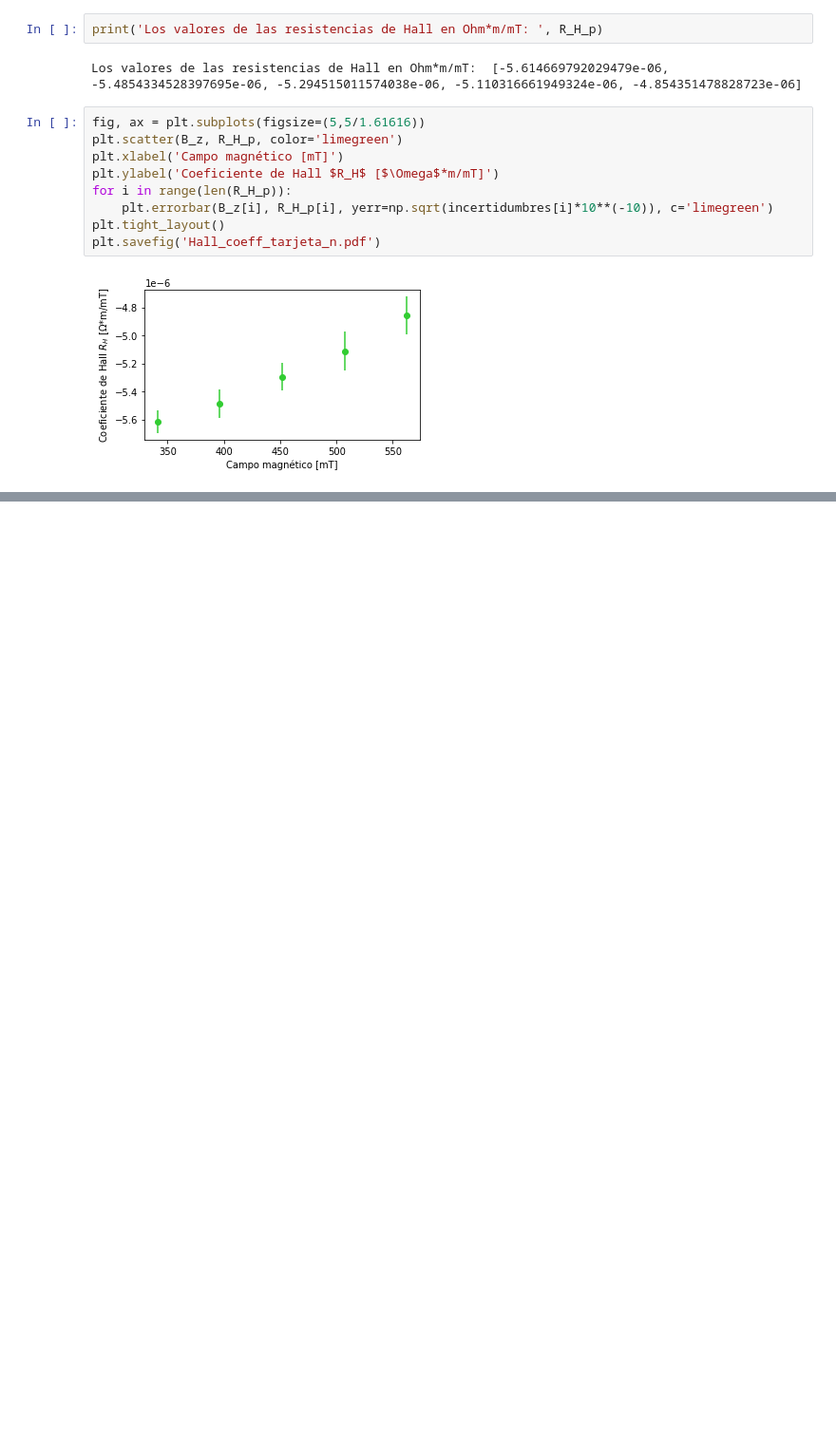
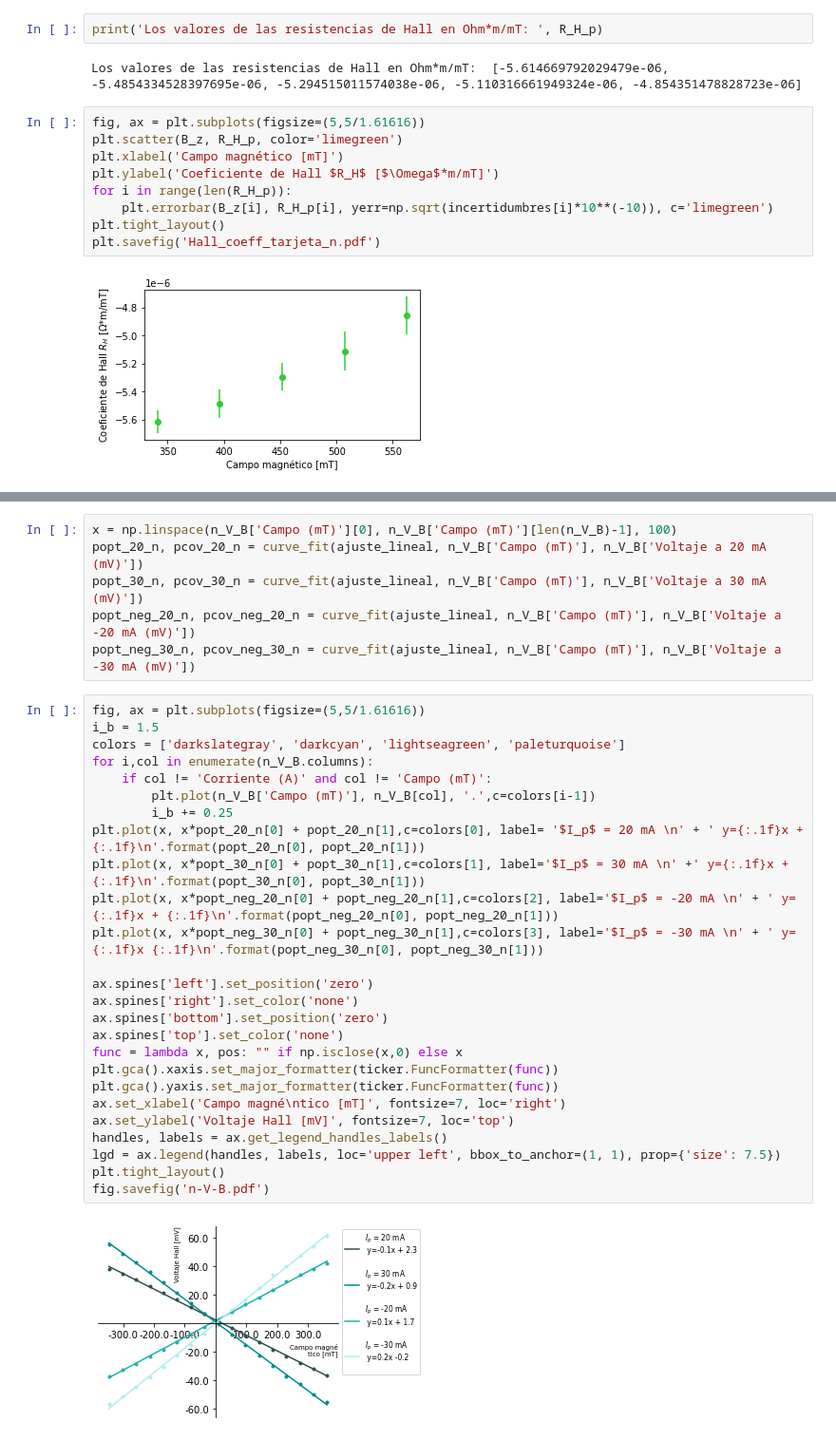
Before and after one commit to sofiaalvarezlopez/Laboratorio-Intermedio, a Jupyter notebook: Efecto Hall/Efecto Hall.ipynb, the cells around one changed output, grey strips where cells are left out. Shown at 95% size. Saved outputs shown, nothing was run; the diff lists cells and outputs as text; blank space fills up the shorter version.

```diff
--- a/Efecto Hall/Efecto Hall.ipynb
+++ b/Efecto Hall/Efecto Hall.ipynb
@@ -192,0 +265,34 @@ plt.savefig('Hall_coeff_tarjeta_n.pdf')
+# %%
+x = np.linspace(n_V_B['Campo (mT)'][0], n_V_B['Campo (mT)'][len(n_V_B)-1], 100)
+popt_20_n, pcov_20_n = curve_fit(ajuste_lineal, n_V_B['Campo (mT)'], n_V_B['Voltaje a 20 mA (mV)'])
+popt_30_n, pcov_30_n = curve_fit(ajuste_lineal, n_V_B['Campo (mT)'], n_V_B['Voltaje a 30 mA (mV)'])
+popt_neg_20_n, pcov_neg_20_n = curve_fit(ajuste_lineal, n_V_B['Campo (mT)'], n_V_B['Voltaje a -20 mA (mV)'])
+popt_neg_30_n, pcov_neg_30_n = curve_fit(ajuste_lineal, n_V_B['Campo (mT)'], n_V_B['Voltaje a -30 mA (mV)'])
+# %%
+fig, ax = plt.subplots(figsize=(5,5/1.61616))
+i_b = 1.5
+colors = ['darkslategray', 'darkcyan', 'lightseagreen', 'paleturquoise']
+for i,col in enumerate(n_V_B.columns):
+    if col != 'Corriente (A)' and col != 'Campo (mT)':
+        plt.plot(n_V_B['Campo (mT)'], n_V_B[col], '.',c=colors[i-1])
+        i_b += 0.25
+plt.plot(x, x*popt_20_n[0] + popt_20_n[1],c=colors[0], label= '$I_p$ = 20 mA \n' + ' y={:.1f}x + {:.1f}\n'.format(popt_20_n[0], popt_20_n[1]))
+plt.plot(x, x*popt_30_n[0] + popt_30_n[1],c=colors[1], label='$I_p$ = 30 mA \n' +' y={:.1f}x + {:.1f}\n'.format(popt_30_n[0], popt_30_n[1]))
+plt.plot(x, x*popt_neg_20_n[0] + popt_neg_20_n[1],c=colors[2], label='$I_p$ = -20 mA \n' + ' y={:.1f}x + {:.1f}\n'.format(popt_neg_20_n[0], popt_neg_20_n[1]))
+plt.plot(x, x*popt_neg_30_n[0] + popt_neg_30_n[1],c=colors[3], label='$I_p$ = -30 mA \n' + ' y={:.1f}x {:.1f}\n'.format(popt_neg_30_n[0], popt_neg_30_n[1]))
+
+ax.spines['left'].set_position('zero')
+ax.spines['right'].set_color('none')
+ax.spines['bottom'].set_position('zero')
+ax.spines['top'].set_color('none')
+func = lambda x, pos: "" if np.isclose(x,0) else x
+plt.gca().xaxis.set_major_formatter(ticker.FuncFormatter(func))
+plt.gca().yaxis.set_major_formatter(ticker.FuncFormatter(func))
+ax.set_xlabel('Campo magné\ntico [mT]', fontsize=7, loc='right')
+ax.set_ylabel('Voltaje Hall [mV]', fontsize=7, loc='top')
+handles, labels = ax.get_legend_handles_labels()
+lgd = ax.legend(handles, labels, loc='upper left', bbox_to_anchor=(1, 1), prop={'size': 7.5})
+plt.tight_layout()
+fig.savefig('n-V-B.pdf')
+# %% [output]
+[figure, added]
```
Also changed, not shown: parts of 22 cells of this notebook, 10 other files.
